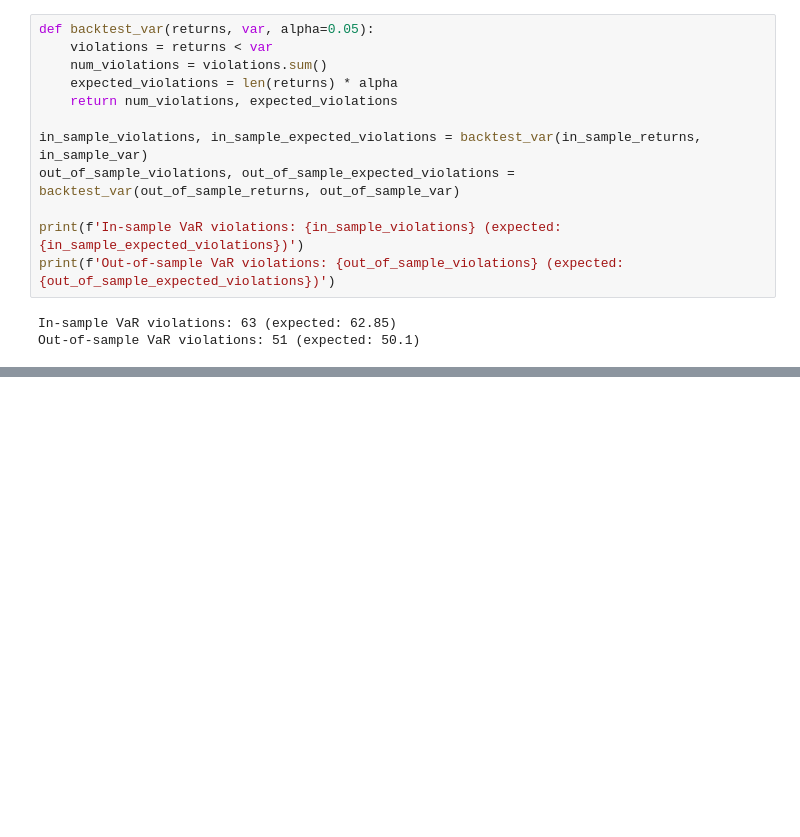
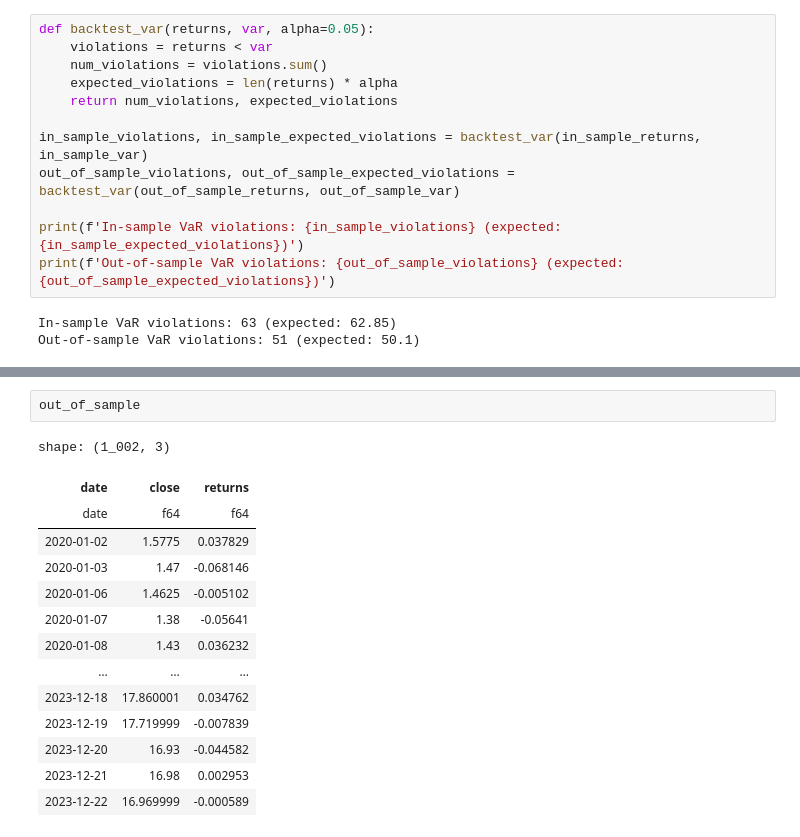
Before and after one commit to faunebl/timeseriescourse, a Jupyter notebook: ex4.ipynb, the cells around one changed output, grey strips where cells are left out. Drawn from its saved outputs; the diff is of its cells as text; blank space fills up the shorter version.

```diff
--- a/ex4.ipynb
+++ b/ex4.ipynb
@@ -376,3 +396,20 @@ Out-of-sample VaR violations: 51 (expected: 50.1)
+# %%
+out_of_sample
+# %% [output]
+shape: (1_002, 3)
+| date | close | returns |
+| date | f64 | f64 |
+| 2020-01-02 | 1.5775 | 0.037829 |
+| 2020-01-03 | 1.47 | -0.068146 |
+| 2020-01-06 | 1.4625 | -0.005102 |
+| 2020-01-07 | 1.38 | -0.05641 |
+| 2020-01-08 | 1.43 | 0.036232 |
+| … | … | … |
+| 2023-12-18 | 17.860001 | 0.034762 |
+| 2023-12-19 | 17.719999 | -0.007839 |
+| 2023-12-20 | 16.93 | -0.044582 |
+| 2023-12-21 | 16.98 | 0.002953 |
+| 2023-12-22 | 16.969999 | -0.000589 |
 # %%
 plt.figure(figsize=(16, 12))
 plt.plot(in_sample['date'], in_sample.select('returns').to_pandas()['returns'], label='In-sample Data')
```
Also changed, not shown: parts of 3 cells of this notebook.
